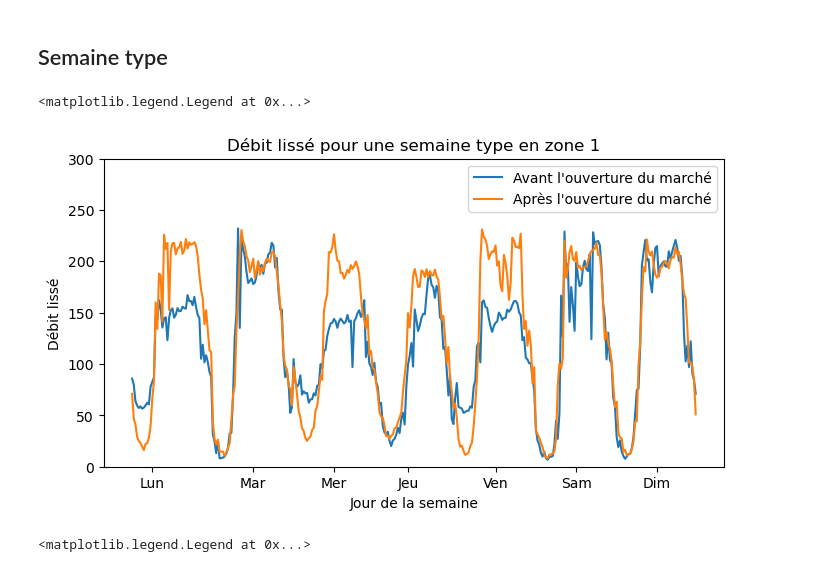
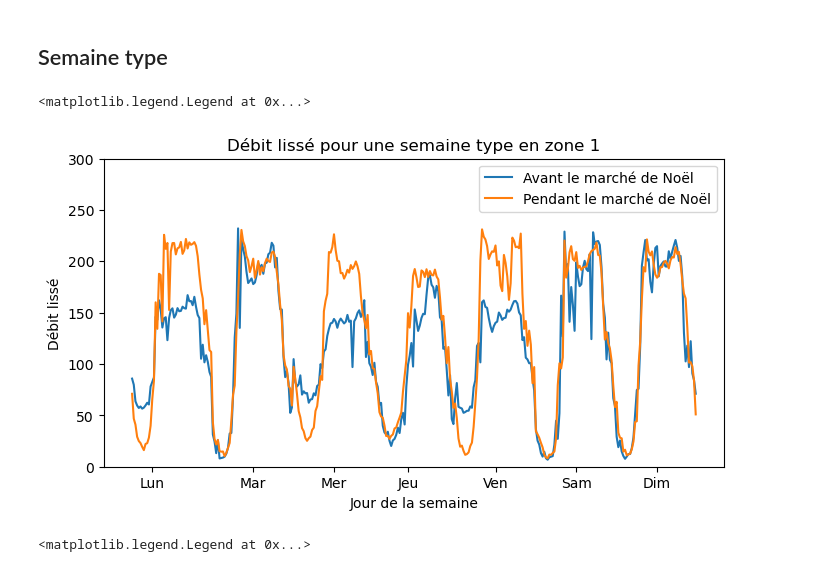
Before and after one commit to emiliejd/project_MCNDU, a Jupyter notebook: Exploitation_Graphique_Strasbourg.ipynb, the cells around one changed output. Drawn from its saved outputs; the diff is of its cells as text; code cells hidden in the pictures.

```diff
--- a/Exploitation_Graphique_Strasbourg.ipynb
+++ b/Exploitation_Graphique_Strasbourg.ipynb
@@ -218,36 +220,36 @@ SIRAC_apres_marche_zone_3 = SIRAC_avec_zone_apres_marche[SIRAC_avec_zone_apres_m
 # Semaine type zone 1
 SIRAC_avant_marche_semaine_zone_1 = SIRAC_avant_marche_zone_1.groupby(['jour_semaine', 'demi_heure'])['debitlisse'].mean()
 SIRAC_avant_marche_semaine_zone_1_1d = SIRAC_avant_marche_semaine_zone_1.reset_index()
 SIRAC_apres_marche_semaine_zone_1 = SIRAC_apres_marche_zone_1.groupby(['jour_semaine', 'demi_heure'])['debitlisse'].mean()
 SIRAC_apres_marche_semaine_zone_1_1d = SIRAC_apres_marche_semaine_zone_1.reset_index()
 
 fig, ax = plt.subplots(figsize=(8, 4))
 
 SIRAC_avant_marche_semaine_zone_1_1d['debitlisse'].plot(ax = ax,
                                        title = 'Débit lissé pour une semaine type en zone 1',
                                        ylabel = 'Débit lissé',
                                        xlabel = 'Jour de la semaine',
-                                       label= "Avant l'ouverture du marché",
+                                       label= "Avant le marché de Noël",
                                        ylim = (0,300),
                                        )
 
 SIRAC_apres_marche_semaine_zone_1_1d['debitlisse'].plot(ax = ax,
                                        title = 'Débit lissé pour une semaine type en zone 1',
                                        ylabel = 'Débit lissé',
                                        xlabel = 'Jour de la semaine',
-                                       label= "Après l'ouverture du marché",
+                                       label= "Pendant le marché de Noël",
                                        ylim = (0,300),
                                        )
 
 plt.xticks(
     ticks=[12, 72, 120, 164, 216, 264, 312],
     labels=['Lun', 'Mar', 'Mer', 'Jeu', 'Ven', 'Sam', 'Dim']
 )
 
 plt.legend()
 # %% [output]
 <matplotlib.legend.Legend at 0x...>
-[figure, old version]
+[figure, new version]
 # %%
 # Semaine type zone 2
 SIRAC_avant_marche_semaine_zone_2 = SIRAC_avant_marche_zone_2.groupby(['jour_semaine', 'demi_heure'])['debitlisse'].mean()
```
Also changed, not shown: parts of 27 cells of this notebook.
